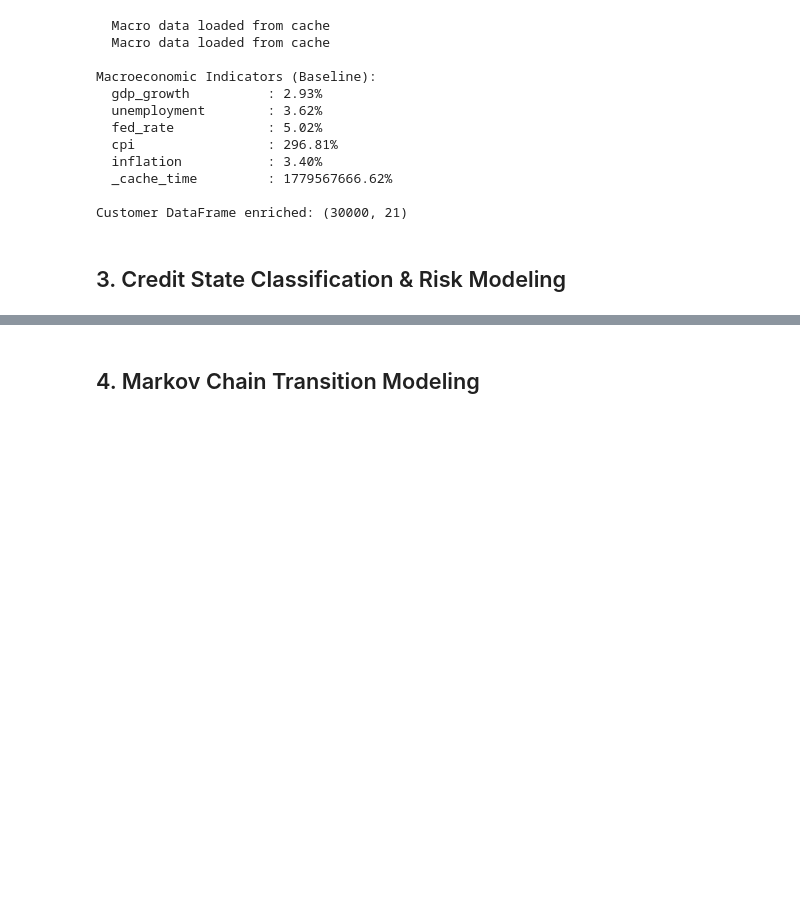
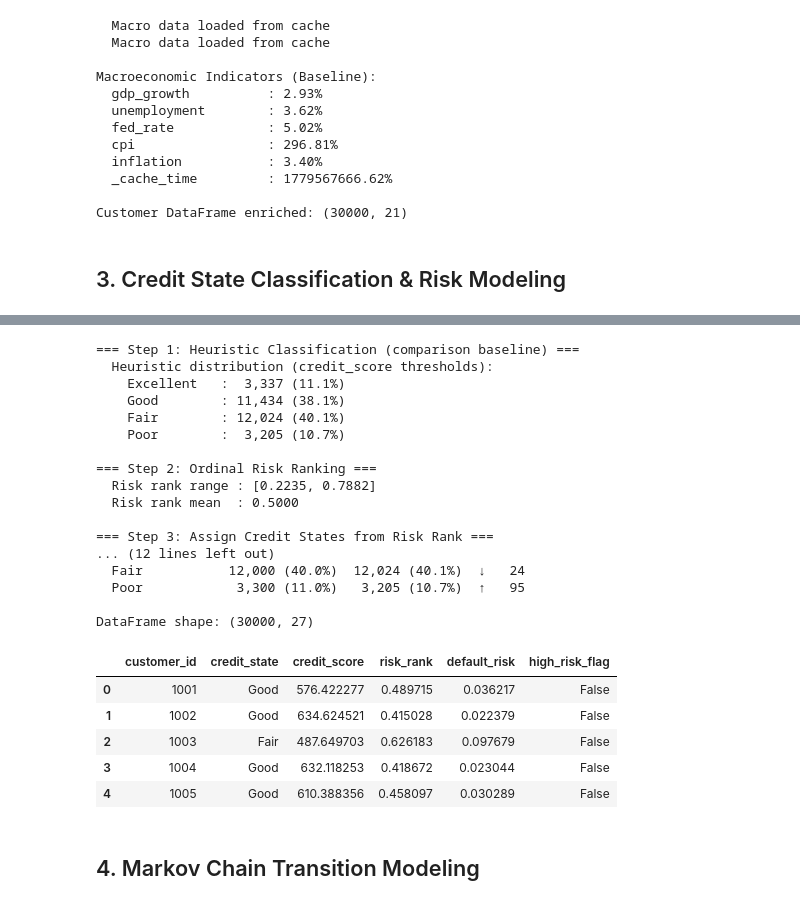
Before and after one commit to mpk112/credit_limit, a Jupyter notebook: loan_limit_optimization.ipynb, the cells around one changed output, grey strips where cells are left out. Drawn from its saved outputs; the diff is of its cells as text; code cells hidden in the pictures; blank space fills up the shorter version.

```diff
--- a/loan_limit_optimization.ipynb
+++ b/loan_limit_optimization.ipynb
@@ -630,3 +535,63 @@ DataFrame shape: (30000, 30)
+# %%
+print("=== Step 1: Heuristic Classification (comparison baseline) ===")
+df = classify_credit_states(df, n_states=N_CREDIT_STATES)
+heuristic_dist = df['credit_state'].value_counts()
+
+print("\n=== Step 2: Ordinal Risk Ranking ===")
+df['risk_rank'] = compute_ordinal_risk_rank(df)
+print(f"  Risk rank range : [{df['risk_rank'].min():.4f}, {df['risk_rank'].max():.4f}]")
+print(f"  Risk rank mean  : {df['risk_rank'].mean():.4f}")
+
+print("\n=== Step 3: Assign Credit States from Risk Rank ===")
+states, thresholds = assign_states_from_rank(df['risk_rank'].values)
+df['credit_state'] = states
+print(f"  Adaptive thresholds:")
+print(f"    Excellent ≤ {thresholds[0]:.4f} | Good ≤ {thresholds[1]:.4f} | Fair ≤ {thresholds[2]:.4f} | Poor > {thresholds[2]:.4f}")
+
+print("\n=== Step 4: Map Rank to Default Risk ===")
+risk_df = rank_to_default_risk(df['risk_rank'].values, df['credit_state'].values)
+df['default_risk']   = risk_df['default_risk'].values
+df['high_risk_flag'] = risk_df['high_risk_flag'].values
+df['risk_model']     = risk_df['risk_model'].values
+print(f"  Default risk range  : [{df['default_risk'].min():.4f}, {df['default_risk'].max():.4f}]")
+print(f"  High-risk (>{DEFAULT_HIGH_RISK_THRESHOLD:.0%}): {df['high_risk_flag'].sum():,} ({df['high_risk_flag'].mean():.1%})")
+
+print("\n=== State Distribution: Ordinal Rank vs Heuristic ===")
+print(f"  {'State':<12} {'Ordinal Rank':>14} {'Heuristic':>12} {'Delta':>8}")
+print(f"  {'-'*52}")
+for state in CREDIT_STATES:
+    o = (df['credit_state'] == state).sum()
+    h = heuristic_dist.get(state, 0)
+    arrow = '↑' if o > h else ('↓' if o < h else '=')
+    print(f"  {state:<12} {o:>8,} ({100*o/len(df):4.1f}%)  "
+          f"{h:>6,} ({100*h/len(df):4.1f}%)  {arrow}{abs(o-h):>5,}")
+
+print(f"\nDataFrame shape: {df.shape}")
+df[['customer_id','credit_state','credit_score','risk_rank','default_risk','high_risk_flag']].head(5)
+# %% [output]
+=== Step 1: Heuristic Classification (comparison baseline) ===
+  Heuristic distribution (credit_score thresholds):
+    Excellent   :  3,337 (11.1%)
+    Good        : 11,434 (38.1%)
+    Fair        : 12,024 (40.1%)
+    Poor        :  3,205 (10.7%)
+
+=== Step 2: Ordinal Risk Ranking ===
+  Risk rank range : [0.2235, 0.7882]
+  Risk rank mean  : 0.5000
+
+=== Step 3: Assign Credit States from Risk Rank ===
+... (12 lines left out)
+  Fair           12,000 (40.0%)  12,024 (40.1%)  ↓   24
+  Poor            3,300 (11.0%)   3,205 (10.7%)  ↑   95
+
+DataFrame shape: (30000, 27)
+|  | customer_id | credit_state | credit_score | risk_rank | default_risk | high_risk_flag |
+| 0 | 1001 | Good | 576.422277 | 0.489715 | 0.036217 | False |
+| 1 | 1002 | Good | 634.624521 | 0.415028 | 0.022379 | False |
+| 2 | 1003 | Fair | 487.649703 | 0.626183 | 0.097679 | False |
+| 3 | 1004 | Good | 632.118253 | 0.418672 | 0.023044 | False |
+| 4 | 1005 | Good | 610.388356 | 0.458097 | 0.030289 | False |
 # %% [markdown]
 ## 4. Markov Chain Transition Modeling
 # %%
```
Also changed, not shown: parts of 12 cells of this notebook.
